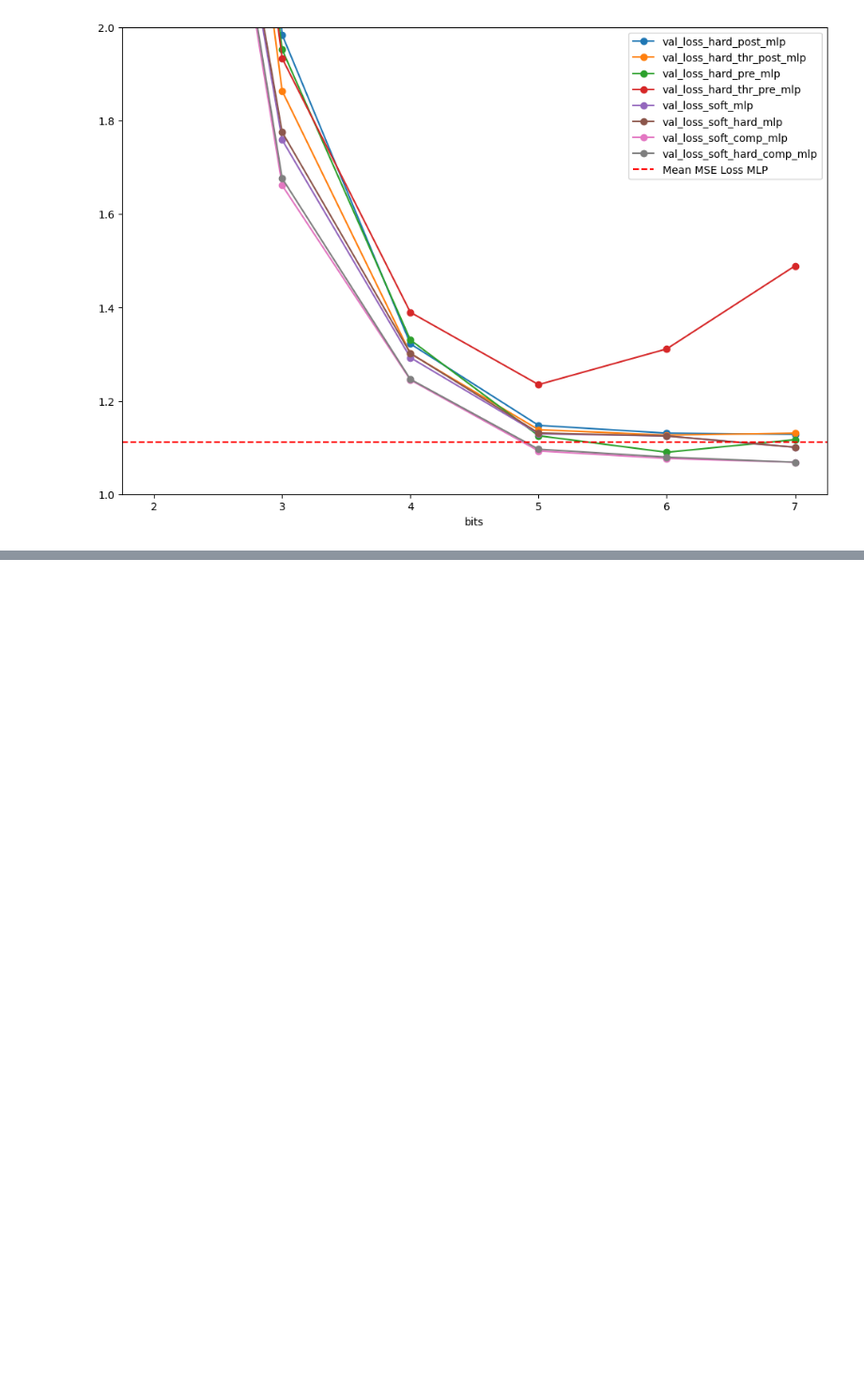
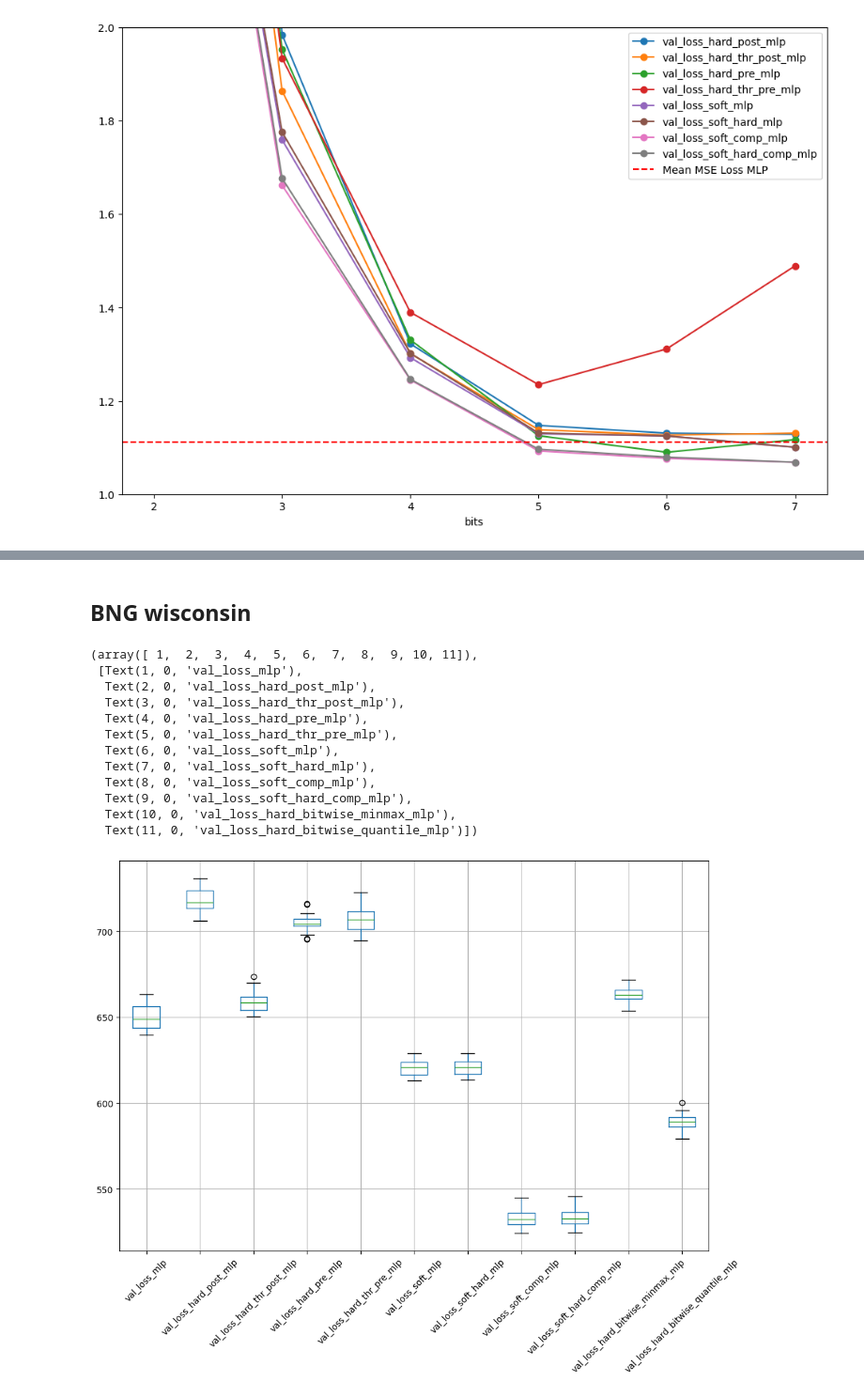
Before and after one commit to kschr40/FeatureCompression, a Jupyter notebook: notebooks/analyse_results.ipynb, the cells around one changed output, grey strips where cells are left out. Shown at 94% size. Drawn from its saved outputs; the diff is of its cells as text; code cells hidden in the pictures; blank space fills up the shorter version.

```diff
--- a/notebooks/analyse_results.ipynb
+++ b/notebooks/analyse_results.ipynb
@@ -421,0 +512,23 @@ plt.show()
+# %% [markdown]
+## BNG wisconsin
+# %%
+path_df = r'../results\BNG(wisconsin)_best_models__4bits_20runs_ext.csv'
+df_bng = pd.read_csv(path_df)
+# %%
+loss_columns = [col for col in df_bng.columns if 'loss' in col]
+df_bng[loss_columns].boxplot(figsize=(12, 8))
+plt.xticks(rotation=45)
+# %% [output]
+(array([ 1,  2,  3,  4,  5,  6,  7,  8,  9, 10, 11]),
+ [Text(1, 0, 'val_loss_mlp'),
+  Text(2, 0, 'val_loss_hard_post_mlp'),
+  Text(3, 0, 'val_loss_hard_thr_post_mlp'),
+  Text(4, 0, 'val_loss_hard_pre_mlp'),
+  Text(5, 0, 'val_loss_hard_thr_pre_mlp'),
+  Text(6, 0, 'val_loss_soft_mlp'),
+  Text(7, 0, 'val_loss_soft_hard_mlp'),
+  Text(8, 0, 'val_loss_soft_comp_mlp'),
+  Text(9, 0, 'val_loss_soft_hard_comp_mlp'),
+  Text(10, 0, 'val_loss_hard_bitwise_minmax_mlp'),
+  Text(11, 0, 'val_loss_hard_bitwise_quantile_mlp')])
+[figure, added]
```
Also changed, not shown: parts of 23 cells of this notebook, 2 other files.
